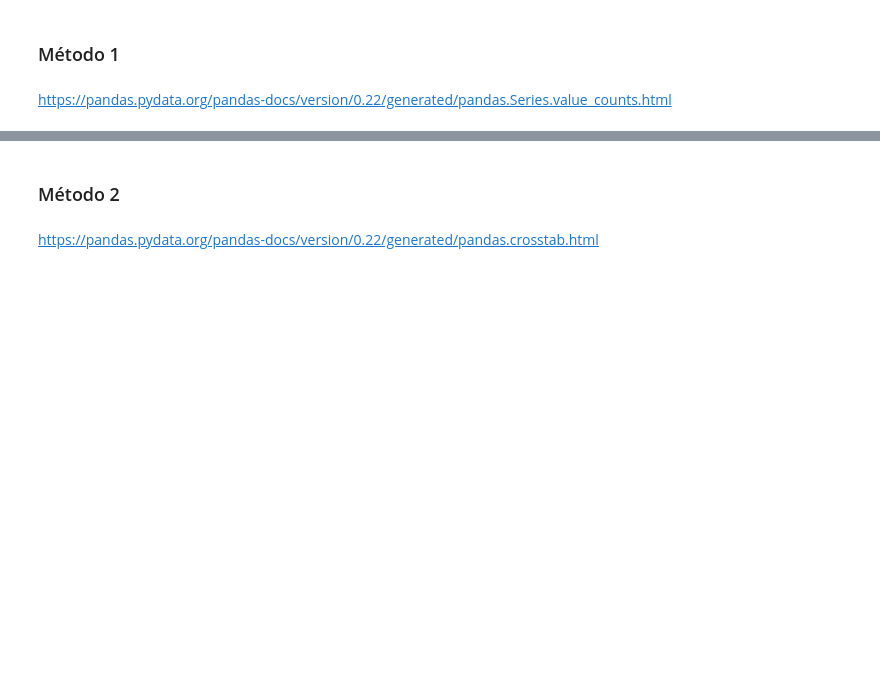
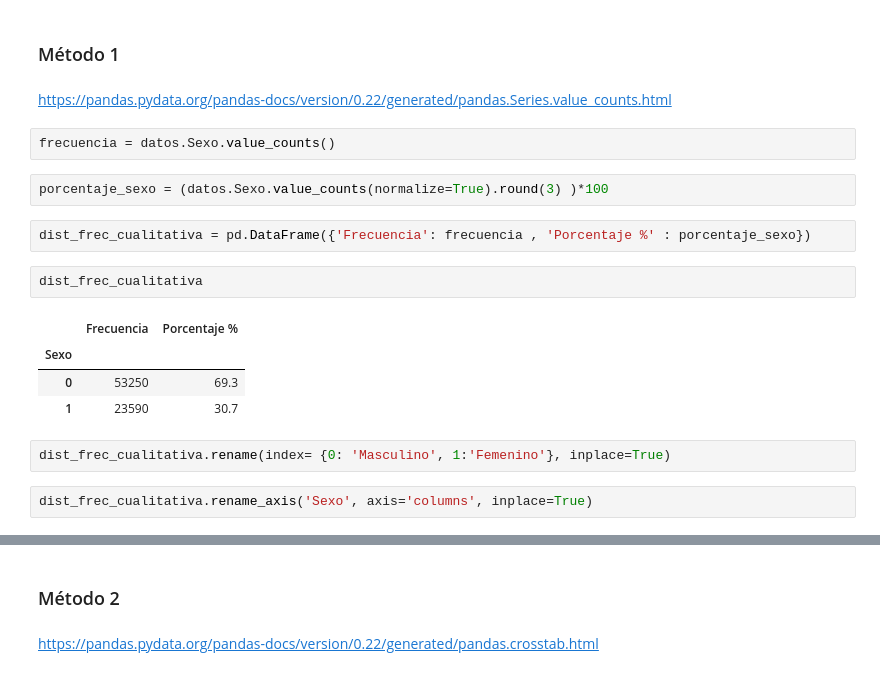
Before and after one commit to MyAppsTest/Estadistica_con_Python, a Jupyter notebook: Curso_de_Estadística_con_Python_1.ipynb, the cells around one changed output, grey strips where cells are left out. Cells and saved outputs as stored; diff of their text form; blank space fills up the shorter version.

```diff
--- a/Curso_de_Estadística_con_Python_1.ipynb
+++ b/Curso_de_Estadística_con_Python_1.ipynb
@@ -224,3 +240,20 @@ El primer paso en un análisis es conocer el comportamiento de las variables inv
 ### Método 1
 # %% [markdown]
 https://pandas.pydata.org/pandas-docs/version/0.22/generated/pandas.Series.value_counts.html
+# %%
+frecuencia = datos.Sexo.value_counts()
+# %%
+porcentaje_sexo = (datos.Sexo.value_counts(normalize=True).round(3) )*100
+# %%
+dist_frec_cualitativa = pd.DataFrame({'Frecuencia': frecuencia , 'Porcentaje %' : porcentaje_sexo})
+# %%
+dist_frec_cualitativa
+# %% [output]
+|  | Frecuencia | Porcentaje % |
+| Sexo |  |  |
+| 0 | 53250 | 69.3 |
+| 1 | 23590 | 30.7 |
+# %%
+dist_frec_cualitativa.rename(index= {0: 'Masculino', 1:'Femenino'}, inplace=True)
+# %%
+dist_frec_cualitativa.rename_axis('Sexo', axis='columns', inplace=True)
```
Also changed, not shown: parts of 8 cells of this notebook.
